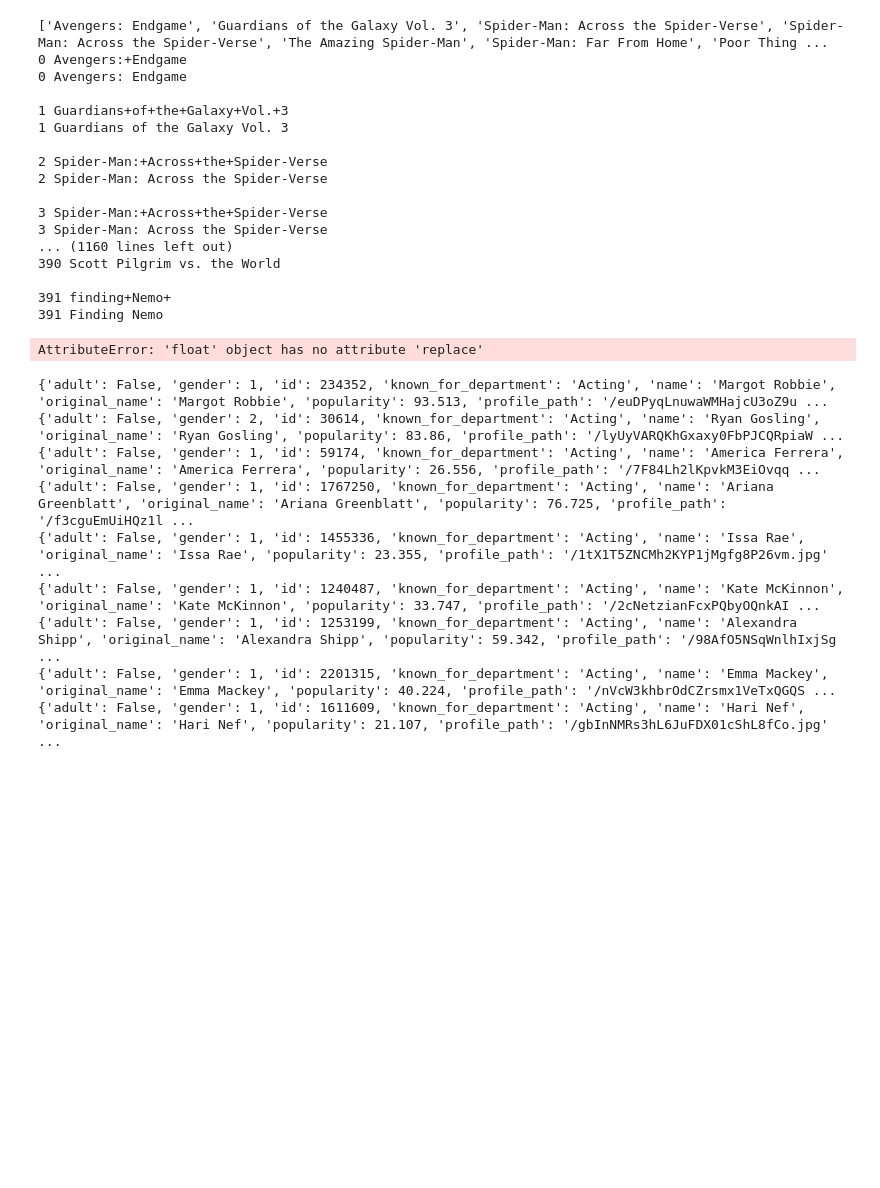
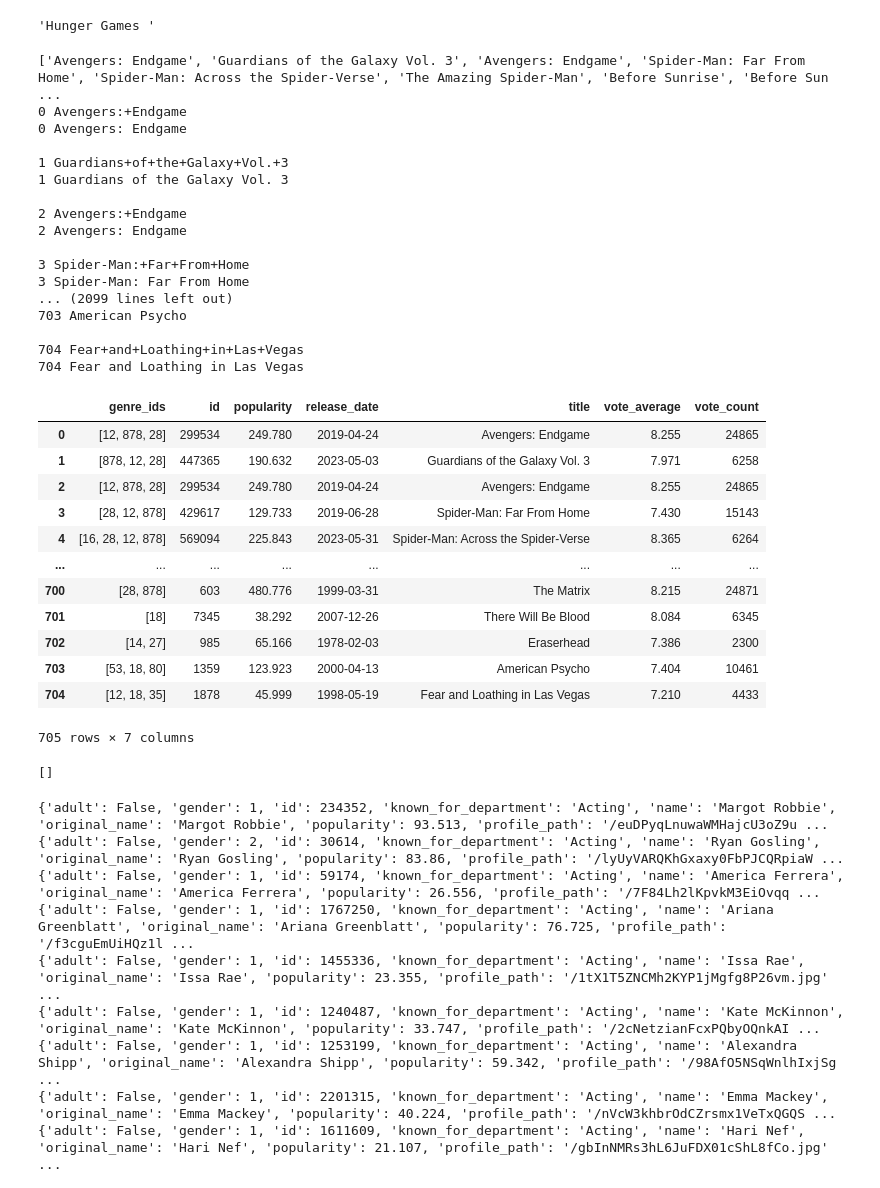
Before and after one commit to mlcuadra1/MBTI-movies-EDA, a Jupyter notebook: notebooks/Script 5 - TMDB-API.ipynb, the cells around one changed output. Cells and saved outputs as stored; diff of their text form; code cells hidden in the pictures; blank space fills up the shorter version.

Commit message:
Semi-final data quality check

```diff
--- a/notebooks/Script 5 - TMDB-API.ipynb
+++ b/notebooks/Script 5 - TMDB-API.ipynb
@@ -13,57 +13,80 @@ headers = {
 movie_df = pd.read_csv('../data/Data - survey responses split.csv')
 movie_df.drop(columns='Unnamed: 0', inplace=True)
 # movie_df
+# %%
+string = 'Hunger Games (2012)'
+spltt = string.split('(', maxsplit=1)
+spltt[0]
+# %% [output]
+'Hunger Games '
 # %%
 movie_list = list(movie_df['movie'])#[:10]
+# movie_list = ['Hunger Games (2012)']
 print(movie_list)
 
 movie_dict_list = []
 failed_list = []
 for i, title in enumerate(movie_list):
+    try:
+        title_replace = title.replace(' ', '+')
+        split_title = title_replace.split('+(', maxsplit=1)
+        title_part = split_title[0]
+        # print('split title okay:', split_title[0])
+        year_part = split_title[1].replace(')', '')
+        # print('year2 okay:', year_part)
 
-    stripped_name = title.replace(' ', '+')
-    try:
-        stripped_name = stripped_name.replace('(', 'y:')
-        stripped_name = stripped_name.replace(')', '')
+        url = 'https://api.themoviedb.org/3/search/movie?query=' + title_part + '&year=' + year_part + '&api_key=cbc000c0a9c6cfcd061ab27a3205b346'
+
     except:
-        pass
+        url = 'https://api.themoviedb.org/3/search/movie?query=' + title + '&api_key=cbc000c0a9c6cfcd061ab27a3205b346'
 
-    print(i, stripped_name)
+    # print(str(url))
+    print(i, split_title[0])
 
     try:
-        url = 'https://api.themoviedb.org/3/search/movie?query=' + stripped_name + '&api_key=cbc000c0a9c6cfcd061ab27a3205b346'
         response = requests.get(url, headers=headers)
         data = response.json()
 
         # While data above is a dictionary, it contains more dictionaries within it, so narrow down
         movie_data = data['results'][0]
         print(i, movie_data['title'])
         movie_dict_list.append(movie_data)
     except:
         failed_list.append(title)
         print('Failed', len(failed_list))
     print()
 
 movie_details_df = pd.DataFrame(data=movie_dict_list)
 movie_details_df.drop(columns=['adult', 'backdrop_path', 'original_language', 'original_title', 'overview', 'poster_path', 'video'], inplace=True)
-# df.to_csv('../data/Data - TMDb-movies.csv', index=False)
 movie_details_df
 # %% [output]
-['Avengers: Endgame', 'Guardians of the Galaxy Vol. 3', 'Spider-Man: Across the Spider-Verse', 'Spider-Man: Across the Spider-Verse', 'The Amazing Spider-Man', 'Spider-Man: Far From Home', 'Poor Thing ...
+['Avengers: Endgame', 'Guardians of the Galaxy Vol. 3', 'Avengers: Endgame', 'Spider-Man: Far From Home', 'Spider-Man: Across the Spider-Verse', 'The Amazing Spider-Man', 'Before Sunrise', 'Before Sun ...
 0 Avengers:+Endgame
 0 Avengers: Endgame
 
 1 Guardians+of+the+Galaxy+Vol.+3
 1 Guardians of the Galaxy Vol. 3
 
-2 Spider-Man:+Across+the+Spider-Verse
-2 Spider-Man: Across the Spider-Verse
+2 Avengers:+Endgame
+2 Avengers: Endgame
 
-3 Spider-Man:+Across+the+Spider-Verse
-3 Spider-Man: Across the Spider-Verse
-... (1160 lines left out)
-390 Scott Pilgrim vs. the World
+3 Spider-Man:+Far+From+Home
+3 Spider-Man: Far From Home
+... (2099 lines left out)
+703 American Psycho
 
-391 finding+Nemo+
-391 Finding Nemo
+704 Fear+and+Loathing+in+Las+Vegas
+704 Fear and Loathing in Las Vegas
+|  | genre_ids | id | popularity | release_date | title | vote_average | vote_count |
+| 0 | [12, 878, 28] | 299534 | 249.780 | 2019-04-24 | Avengers: Endgame | 8.255 | 24865 |
+| 1 | [878, 12, 28] | 447365 | 190.632 | 2023-05-03 | Guardians of the Galaxy Vol. 3 | 7.971 | 6258 |
+| 2 | [12, 878, 28] | 299534 | 249.780 | 2019-04-24 | Avengers: Endgame | 8.255 | 24865 |
+| 3 | [28, 12, 878] | 429617 | 129.733 | 2019-06-28 | Spider-Man: Far From Home | 7.430 | 15143 |
+| 4 | [16, 28, 12, 878] | 569094 | 225.843 | 2023-05-31 | Spider-Man: Across the Spider-Verse | 8.365 | 6264 |
+| ... | ... | ... | ... | ... | ... | ... | ... |
+| 700 | [28, 878] | 603 | 480.776 | 1999-03-31 | The Matrix | 8.215 | 24871 |
+| 701 | [18] | 7345 | 38.292 | 2007-12-26 | There Will Be Blood | 8.084 | 6345 |
+| 702 | [14, 27] | 985 | 65.166 | 1978-02-03 | Eraserhead | 7.386 | 2300 |
+| 703 | [53, 18, 80] | 1359 | 123.923 | 2000-04-13 | American Psycho | 7.404 | 10461 |
+| 704 | [12, 18, 35] | 1878 | 45.999 | 1998-05-19 | Fear and Loathing in Las Vegas | 7.210 | 4433 |
-AttributeError: 'float' object has no attribute 'replace'
+705 rows × 7 columns
@@ -70,3 +95,7 @@ AttributeError: 'float' object has no attribute 'replace'
+# %%
+failed_list
+# %% [output]
+[]
 # %%
 # url = "https://api.themoviedb.org/3/movie/346698/credits?language=en-US"
 
```
Also changed, not shown: parts of 2 cells of this notebook, 4 other files.
